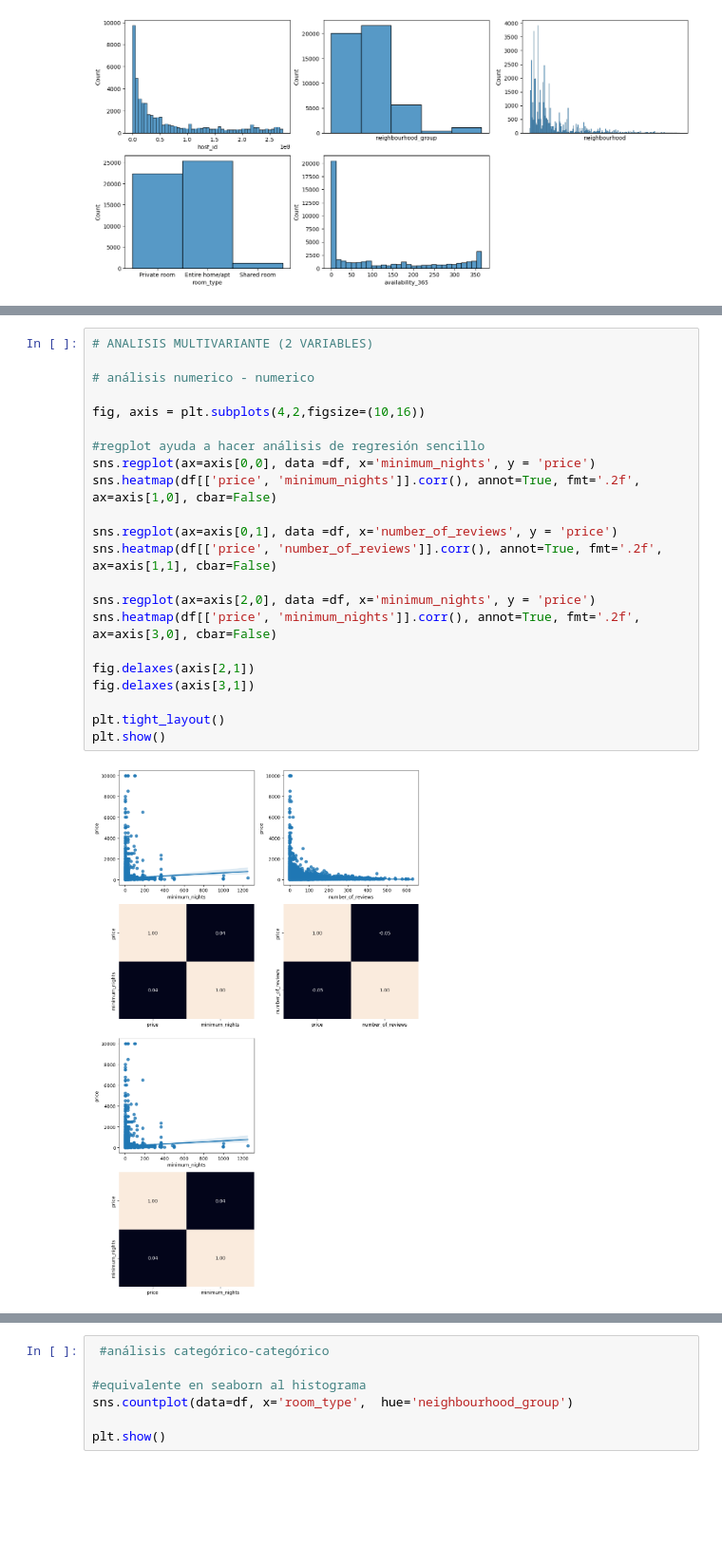
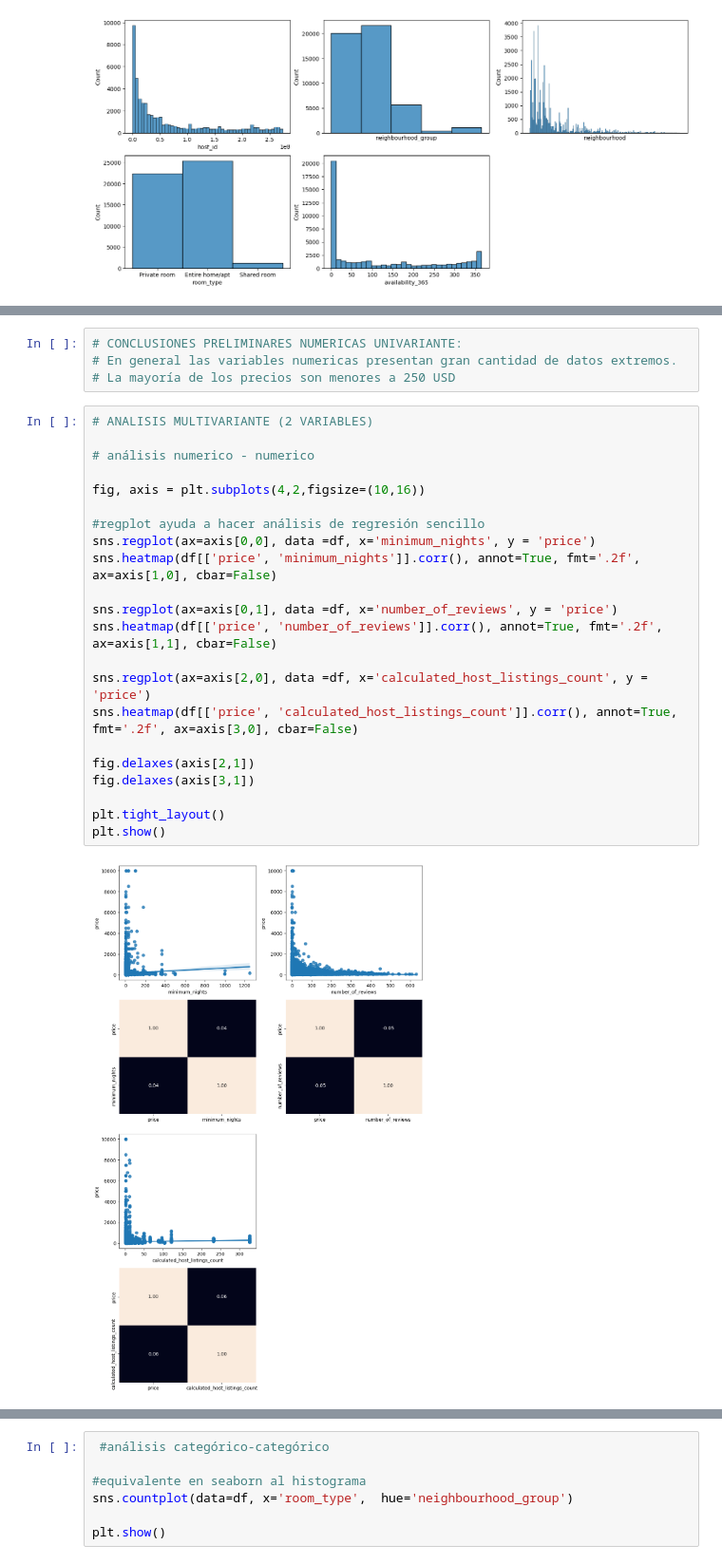
Before and after one commit to Nicolas-DL/EDA_NicolasDL, a Jupyter notebook: src/explore.ipynb, the cells around one changed output, grey strips where cells are left out. Shown at 95% size. Saved outputs shown, nothing was run; the diff lists cells and outputs as text; blank space fills up the shorter version.

```diff
--- a/src/explore.ipynb
+++ b/src/explore.ipynb
@@ -112,24 +148,28 @@ plt.tight_layout()
+# %%
+# CONCLUSIONES PRELIMINARES NUMERICAS UNIVARIANTE:
+# En general las variables numericas presentan gran cantidad de datos extremos.
+# La mayoría de los precios son menores a 250 USD
 # %%
 # ANALISIS MULTIVARIANTE (2 VARIABLES)
 
 # análisis numerico - numerico
 
 fig, axis = plt.subplots(4,2,figsize=(10,16))
 
 #regplot ayuda a hacer análisis de regresión sencillo
 sns.regplot(ax=axis[0,0], data =df, x='minimum_nights', y = 'price')
 sns.heatmap(df[['price', 'minimum_nights']].corr(), annot=True, fmt='.2f', ax=axis[1,0], cbar=False)
 
 sns.regplot(ax=axis[0,1], data =df, x='number_of_reviews', y = 'price')
 sns.heatmap(df[['price', 'number_of_reviews']].corr(), annot=True, fmt='.2f', ax=axis[1,1], cbar=False)
 
-sns.regplot(ax=axis[2,0], data =df, x='minimum_nights', y = 'price')
-sns.heatmap(df[['price', 'minimum_nights']].corr(), annot=True, fmt='.2f', ax=axis[3,0], cbar=False)
+sns.regplot(ax=axis[2,0], data =df, x='calculated_host_listings_count', y = 'price')
+sns.heatmap(df[['price', 'calculated_host_listings_count']].corr(), annot=True, fmt='.2f', ax=axis[3,0], cbar=False)
 
 fig.delaxes(axis[2,1])
 fig.delaxes(axis[3,1])
 
 plt.tight_layout()
 plt.show()
 # %% [output]
-[figure, old version]
+[figure, new version]
```
Also changed, not shown: parts of 15 cells of this notebook.
